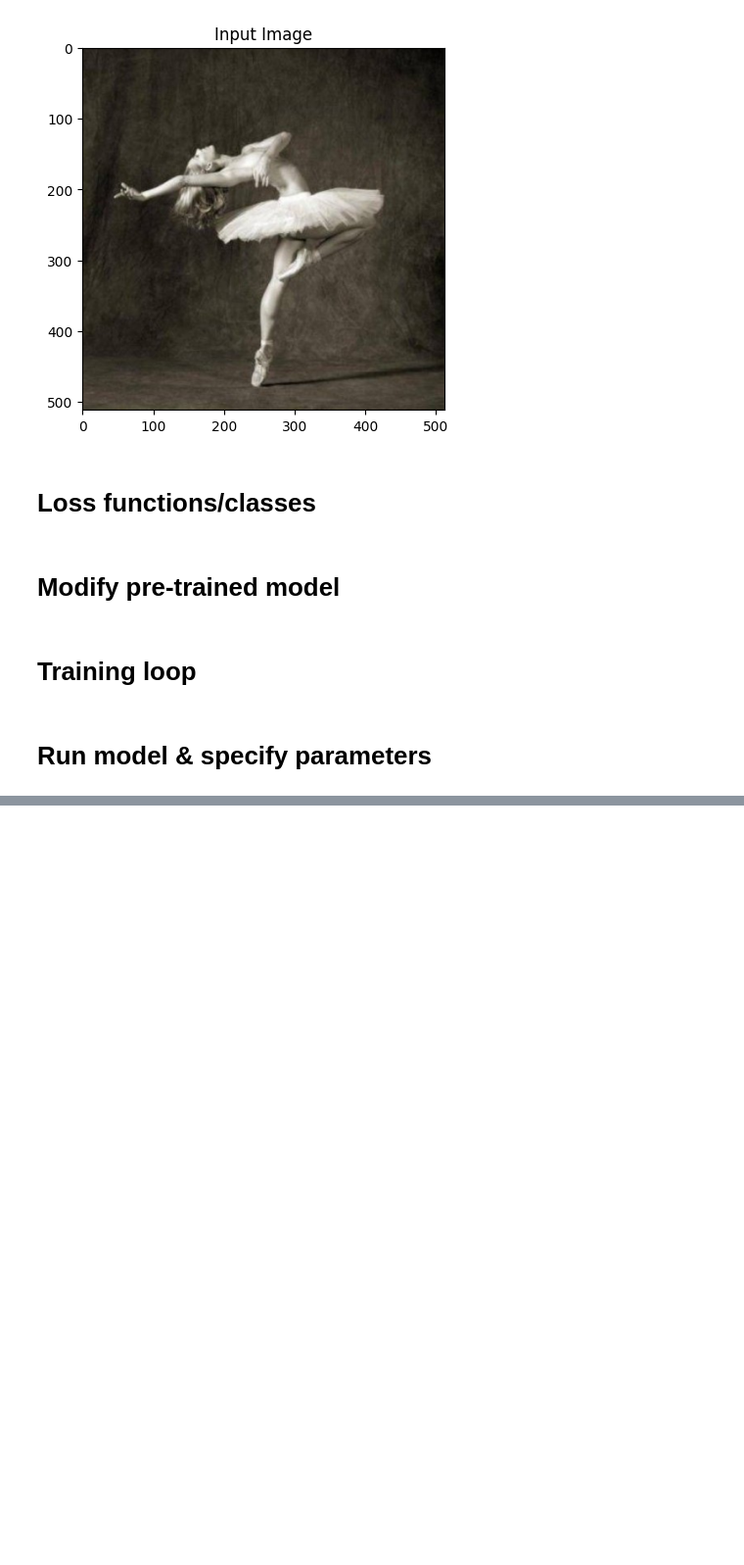
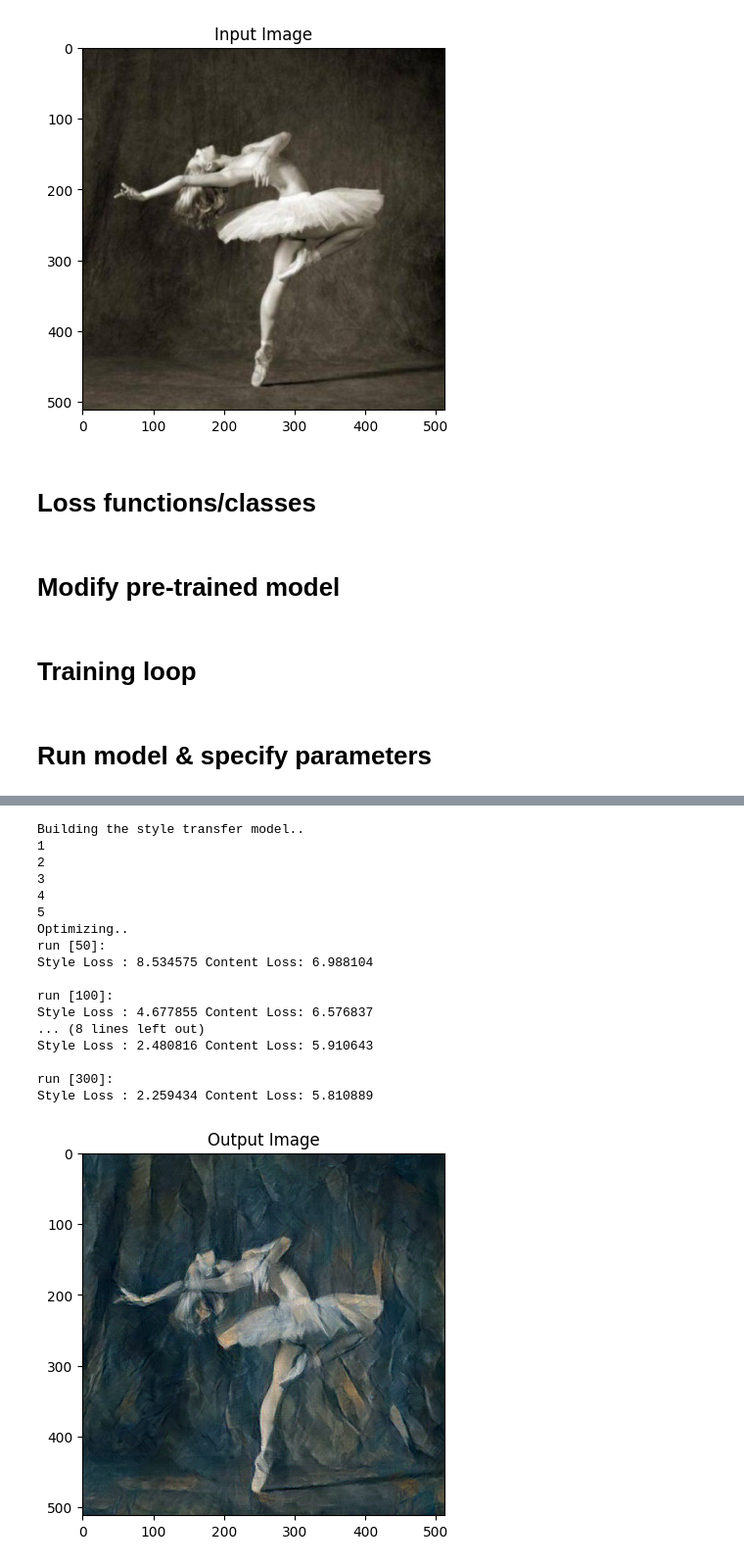
Before and after one commit to liuantonliu/CS9860, a Jupyter notebook: Adv_ML_project.ipynb, the cells around one changed output, grey strips where cells are left out. Shown at 98% size. Drawn from its saved outputs; the diff is of its cells as text; code cells hidden in the pictures; blank space fills up the shorter version.

Commit message:
switch between models, no real effect

```diff
--- a/Adv_ML_project.ipynb
+++ b/Adv_ML_project.ipynb
@@ -310,0 +279,66 @@ Style Loss : 0.264544 Content Loss: 2.349535
+# %%
+cnnName = "alexNet"
+
+if cnnName == "vgg19":
+  cnn = models.vgg19(pretrained=True).features.eval()
+  content_layers = ['conv_4'] # desired depth layers to compute style/content losses :
+  style_layers = ['conv_1', 'conv_2', 'conv_3', 'conv_4', 'conv_5']
+elif cnnName == "vgg16":
+  cnn = models.vgg16(pretrained=True).features.eval()
+  content_layers = ['conv_4']
+  style_layers = ['conv_1', 'conv_2', 'conv_3', 'conv_4', 'conv_5']
+elif cnnName == "vgg13":
+  cnn = models.vgg13(pretrained=True).features.eval()
+  content_layers = ['conv_4']
+  style_layers = ['conv_1', 'conv_2', 'conv_3', 'conv_4', 'conv_5']
+elif cnnName == "vgg11":
+  cnn = models.vgg11(pretrained=True).features.eval()
+  content_layers = ['conv_4']
+  style_layers = ['conv_1', 'conv_2', 'conv_3', 'conv_4', 'conv_5']
+elif cnnName == "alexNet":
+  cnn = models.alexnet(pretrained=True).features.eval()
+  content_layers = ['conv_4']
+  style_layers = ['conv_1', 'conv_2', 'conv_3', 'conv_4', 'conv_5']
+elif cnnName == "ResNet":
+  cnn = models.resnet18(pretrained=True).eval()
+  content_layers = ['conv_4']
+  style_layers = ['conv_1', 'conv_2', 'conv_3', 'conv_4', 'conv_5']
+elif cnnName == "inception":
+  cnn = models.inception_v3(pretrained=True).eval()
+  content_layers = ['conv_4']
+  style_layers = ['conv_1', 'conv_2', 'conv_3', 'conv_4', 'conv_5']
+
+
+
+cnn_normalization_mean = torch.tensor([0.485, 0.456, 0.406])
+cnn_normalization_std = torch.tensor([0.229, 0.224, 0.225])
+
+
+output = run_style_transfer(cnn, cnn_normalization_mean, cnn_normalization_std,
+                            content_img, style_img, input_img, content_layers, style_layers)
+
+plt.figure()
+imshow(output, title='Output Image')
+
+# sphinx_gallery_thumbnail_number = 4
+plt.ioff()
+plt.show()
+# %% [output]
+Building the style transfer model..
+1
+2
+3
+4
+5
+Optimizing..
+run [50]:
+Style Loss : 8.534575 Content Loss: 6.988104
+
+run [100]:
+Style Loss : 4.677855 Content Loss: 6.576837
+... (8 lines left out)
+Style Loss : 2.480816 Content Loss: 5.910643
+
+run [300]:
+Style Loss : 2.259434 Content Loss: 5.810889
+[figure, added]
```
Also changed, not shown: parts of 6 cells of this notebook.
